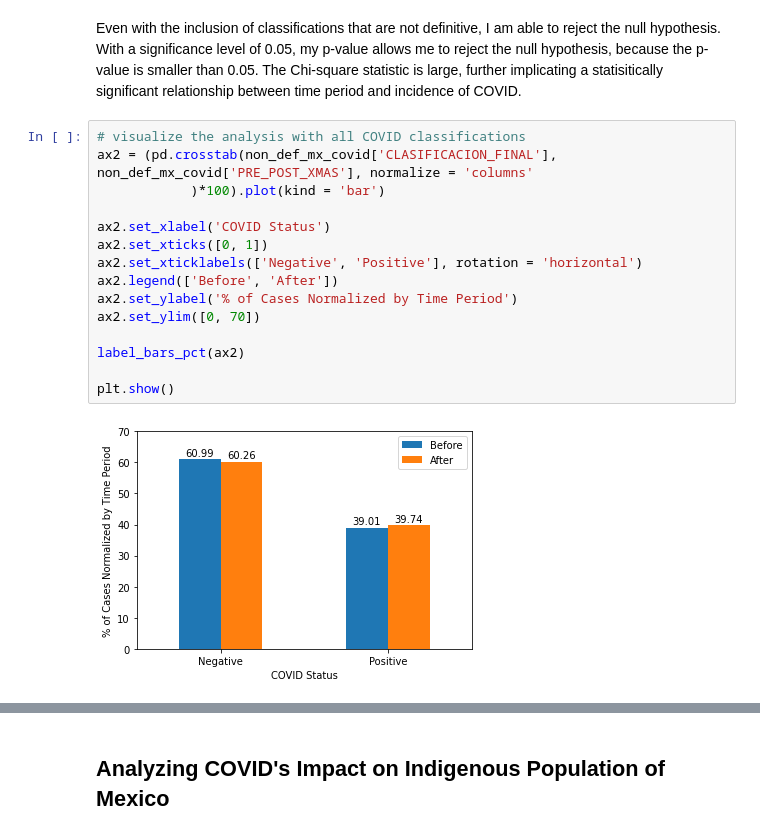
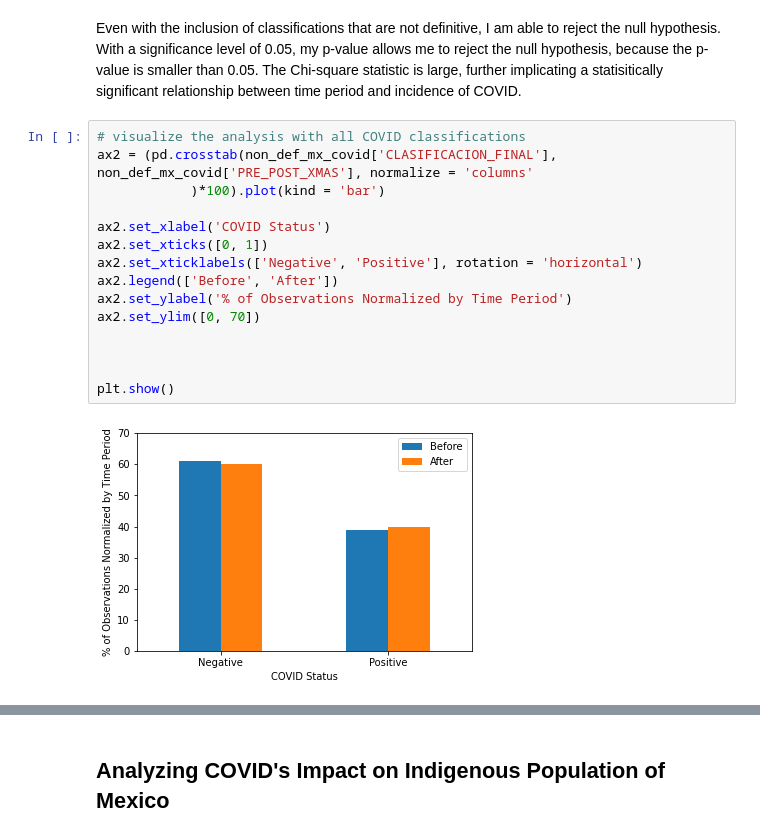
Before and after one commit to keilayb/project-covid, a Jupyter notebook: MX_COVID.ipynb, the cells around one changed output, grey strips where cells are left out. Cells and saved outputs as stored; diff of their text form.

Commit message:
Did some additional, and final, changes to plots and conclusions

```diff
--- a/MX_COVID.ipynb
+++ b/MX_COVID.ipynb
@@ -382,18 +370,18 @@ Even with the inclusion of classifications that are not definitive, I am able to
 # %%
 # visualize the analysis with all COVID classifications
 ax2 = (pd.crosstab(non_def_mx_covid['CLASIFICACION_FINAL'], non_def_mx_covid['PRE_POST_XMAS'], normalize = 'columns'
             )*100).plot(kind = 'bar')
 
 ax2.set_xlabel('COVID Status')
 ax2.set_xticks([0, 1])
 ax2.set_xticklabels(['Negative', 'Positive'], rotation = 'horizontal')
 ax2.legend(['Before', 'After'])
-ax2.set_ylabel('% of Cases Normalized by Time Period')
+ax2.set_ylabel('% of Observations Normalized by Time Period')
 ax2.set_ylim([0, 70])
 
-label_bars_pct(ax2)
+
 
 plt.show()
 # %% [output]
-[figure, old version]
+[figure, new version]
 # %%
```
Also changed, not shown: parts of 12 cells of this notebook, 6 other files.
